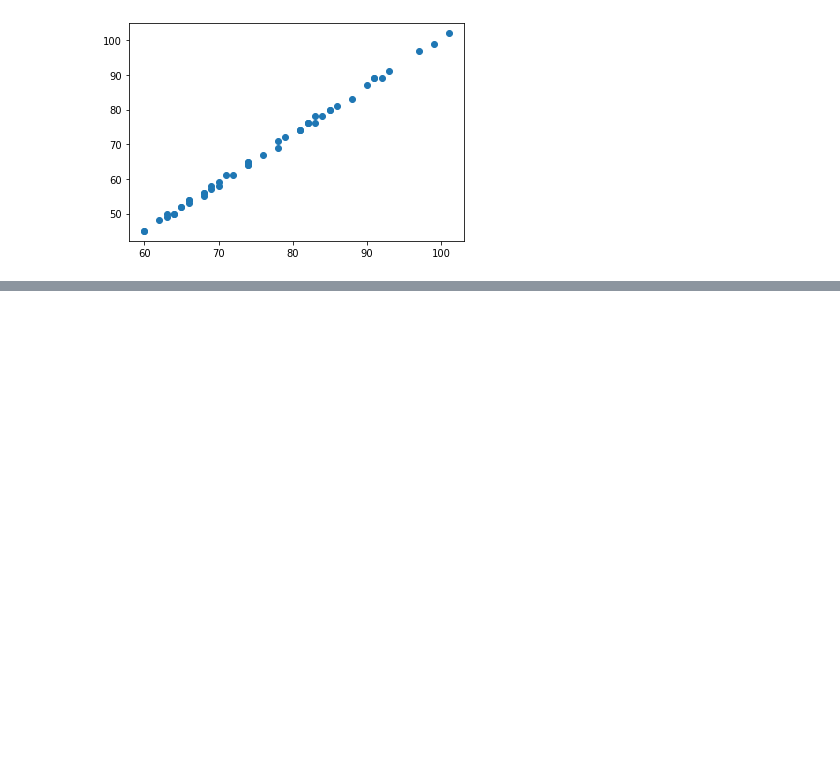
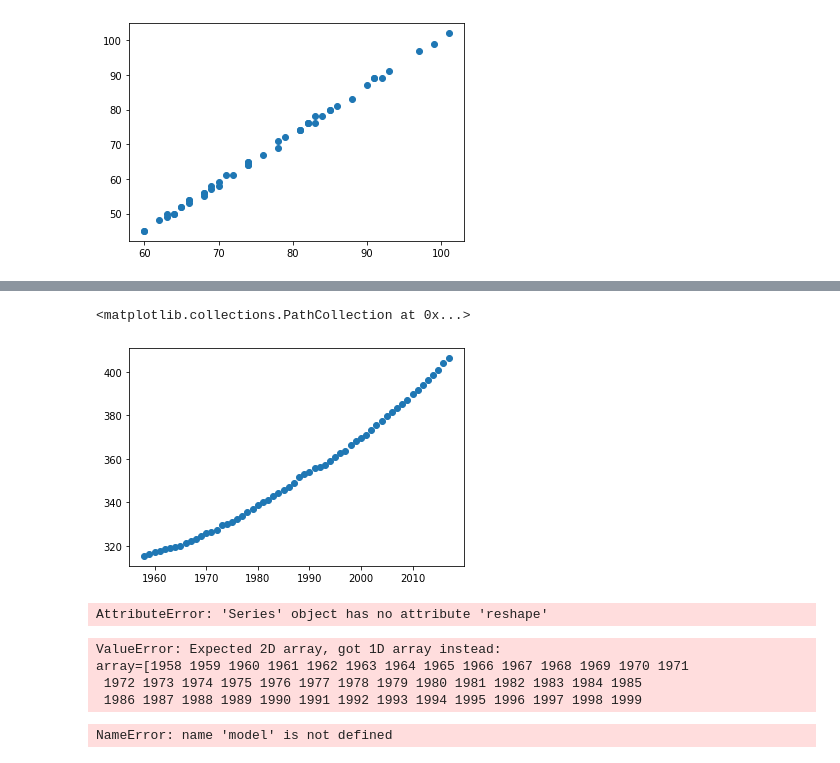
Before and after one commit to finn-13/dQuest, a Jupyter notebook: Basics/Week 1 - Practical Time Series.ipynb, the cells around one changed output, grey strips where cells are left out. Drawn from its saved outputs; the diff is of its cells as text; code cells hidden in the pictures; blank space fills up the shorter version.

Commit message:
Histograms, scatter plot and beginning a regression

```diff
--- a/Basics/Week 1 - Practical Time Series.ipynb
+++ b/Basics/Week 1 - Practical Time Series.ipynb
@@ -80,0 +85,4 @@ TypeError: Cannot interpret '<attribute 'dtype' of 'numpy.generic' objects>' as
+# %%
+co2  = pd.read_csv('https://raw.githubusercontent.com/finn-13/dQuest/master/Basics/maunaloaCO2.csv')
+co2.head()
+co2.columns.values
@@ -80,0 +93,4 @@ TypeError: Cannot interpret '<attribute 'dtype' of 'numpy.generic' objects>' as
+# %%
+co2_year = co2.groupby('Year').mean()
+co2_year = pd.DataFrame(co2_year).reset_index()
+co2_year.head()
@@ -80,0 +104,21 @@ TypeError: Cannot interpret '<attribute 'dtype' of 'numpy.generic' objects>' as
+# %%
+plt.scatter(co2_year['Year'], co2_year['Carbon Dioxide (ppm)'])
+# %% [output]
+<matplotlib.collections.PathCollection at 0x...>
+[figure, added]
+# %%
+x = co2_year['Year'].reshape(-1,1)
+y = co2_year['Carbon Dioxide (ppm)'].reshape(-1,1)
+# %% [output]
+AttributeError: 'Series' object has no attribute 'reshape'
+# %%
+model = LinearRegression().fit(co2_year['Year'], co2_year['Carbon Dioxide (ppm)'])
+# %% [output]
+ValueError: Expected 2D array, got 1D array instead:
+array=[1958 1959 1960 1961 1962 1963 1964 1965 1966 1967 1968 1969 1970 1971
+ 1972 1973 1974 1975 1976 1977 1978 1979 1980 1981 1982 1983 1984 1985
+ 1986 1987 1988 1989 1990 1991 1992 1993 1994 1995 1996 1997 1998 1999
+# %%
+r_sq = model.score(co2_year['Year'], co2_year['Carbon Dioxide (ppm)'])
+# %% [output]
+NameError: name 'model' is not defined
```
Also changed, not shown: parts of 8 cells of this notebook.
